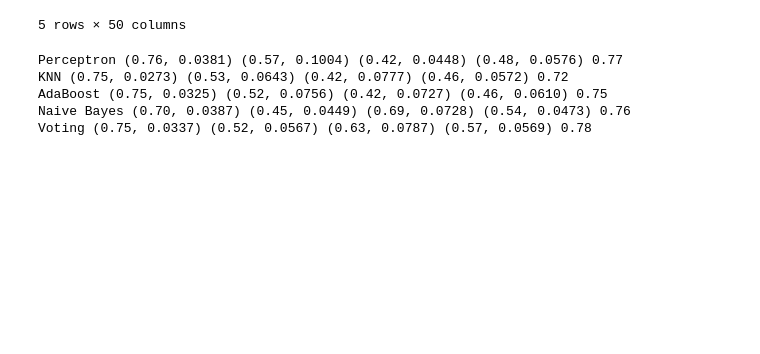
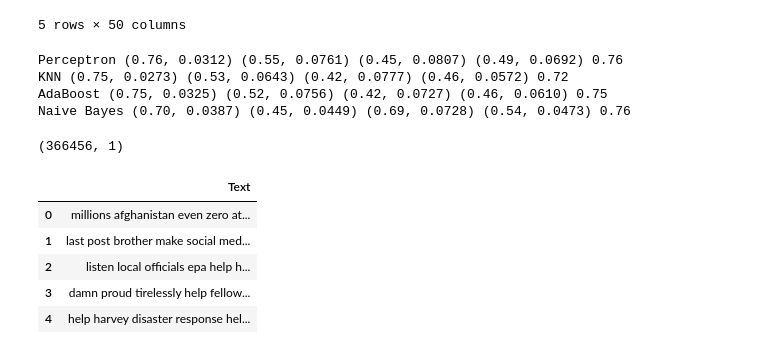
Before and after one commit to shenoy10/Harvey_Machine_Learning, a Jupyter notebook: Embedding_Model.ipynb, the cells around one changed output. Cells and saved outputs as stored; diff of their text form; code cells hidden in the pictures; blank space fills up the shorter version.

```diff
--- a/Embedding_Model.ipynb
+++ b/Embedding_Model.ipynb
@@ -296,10 +295,10 @@ def get_stats(model, X, y, cv, verbose=False):
 # %%
 models = {'Perceptron': MLPClassifier(), 'KNN': KNeighborsClassifier(),
          'AdaBoost': AdaBoostClassifier(),
-          'Naive Bayes': GaussianNB(),
-          'Voting': VotingClassifier(estimators=[('mlp', MLPClassifier()),
-                                            ('ada', AdaBoostClassifier()),
-                                            ('nb', GaussianNB())], voting='soft')}
+          'Naive Bayes': GaussianNB()}
+#           'Voting': VotingClassifier(estimators=[('mlp', MLPClassifier()),
+#                                             ('ada', AdaBoostClassifier()),
+#                                             ('nb', GaussianNB())], voting='soft')}
 
 vals = []
 metric = []
@@ -324,8 +323,21 @@ for k,v in models.items():
           (k, accuracy_avg, accuracy_std, precision_avg, precision_std, recall_avg,
                recall_std, f1_avg, f1_std, auc_avg))
 # %% [output]
-Perceptron (0.76, 0.0381) (0.57, 0.1004) (0.42, 0.0448) (0.48, 0.0576) 0.77
+Perceptron (0.76, 0.0312) (0.55, 0.0761) (0.45, 0.0807) (0.49, 0.0692) 0.76
 KNN (0.75, 0.0273) (0.53, 0.0643) (0.42, 0.0777) (0.46, 0.0572) 0.72
 AdaBoost (0.75, 0.0325) (0.52, 0.0756) (0.42, 0.0727) (0.46, 0.0610) 0.75
 Naive Bayes (0.70, 0.0387) (0.45, 0.0449) (0.69, 0.0728) (0.54, 0.0473) 0.76
-Voting (0.75, 0.0337) (0.52, 0.0567) (0.63, 0.0787) (0.57, 0.0569) 0.78
+# %%
+#now load the full 1.7-million dataset and run the classifier
+df_full = pd.read_csv('data/shuffled_subset_processed.csv')
+df_full['Text'] = df_full.pop('text')
+print(df_full.shape)
+df_full.head()
+# %% [output]
+(366456, 1)
+|  | Text |
+| 0 | millions afghanistan even zero at... |
+| 1 | last post brother make social med... |
+| 2 | listen local officials epa help h... |
+| 3 | damn proud tirelessly help fellow... |
+| 4 | help harvey disaster response hel... |
```
Also changed, not shown: parts of 10 cells of this notebook, 1 other file.
